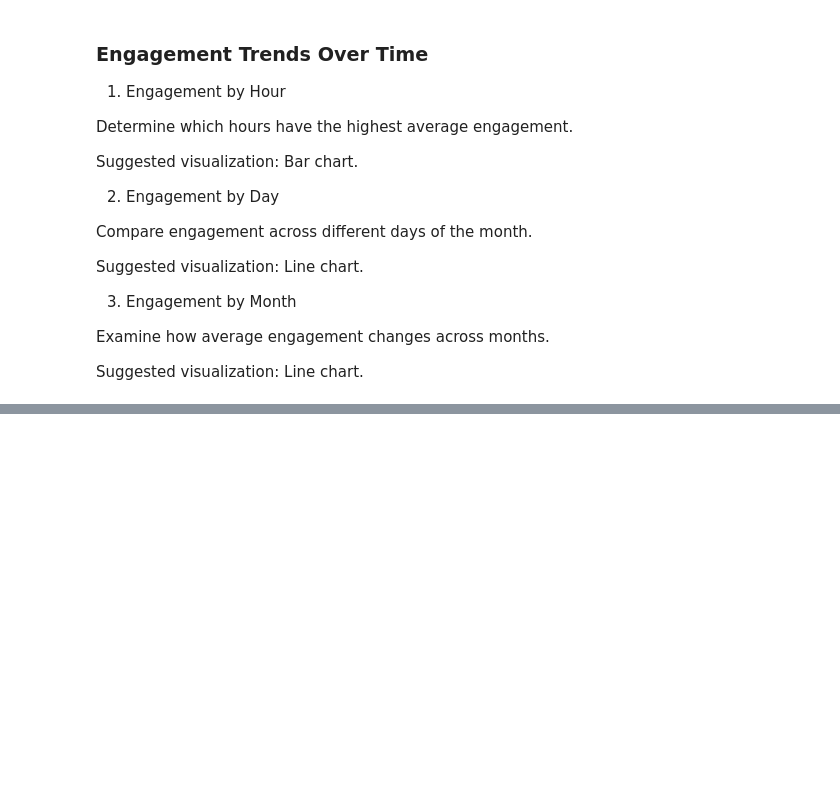
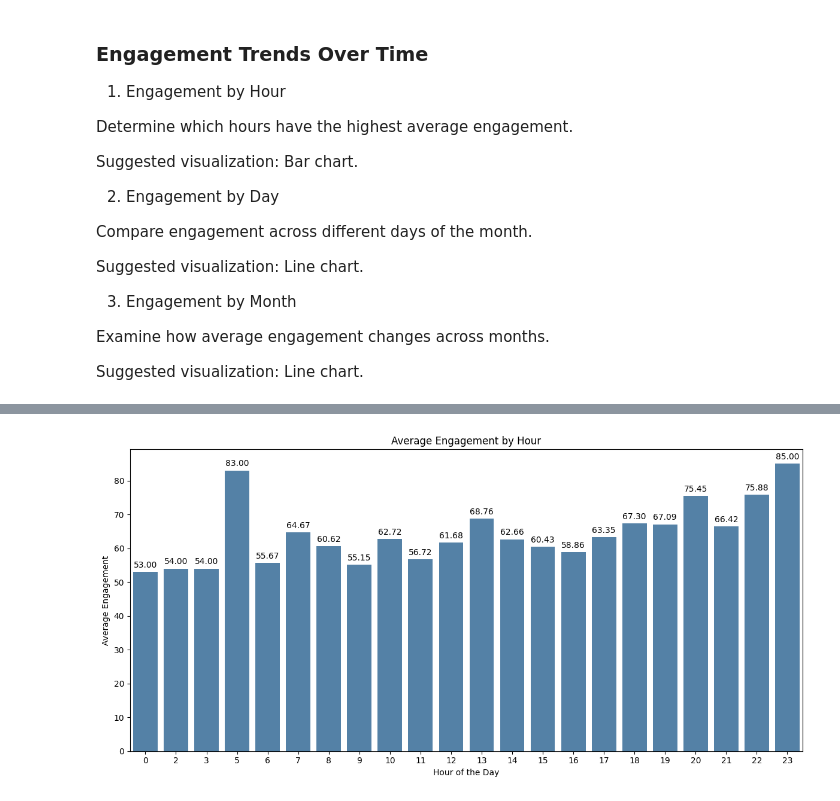
Before and after one commit to euiedavid/social-media-sentiments-analysis, a Jupyter notebook: notebook/social_media_sentiments_eda.ipynb, the cells around one changed output, grey strips where cells are left out. Cells and saved outputs as stored; diff of their text form; code cells hidden in the pictures; blank space fills up the shorter version.

Commit message:
notebook: concluded the engagement trends over time analysis

```diff
--- a/notebook/social_media_sentiments_eda.ipynb
+++ b/notebook/social_media_sentiments_eda.ipynb
@@ -817,0 +847,15 @@ Suggested visualization: Line chart.
+# %%
+# Calculate average engagement per hour
+hourly_engagement = data.groupby('Hour').agg(
+    Post_Count=('Total Engagement', 'count'),
+    Average_Engagement=('Total Engagement', 'mean')
+)
+
+# Sort by hour
+hourly_engagement = hourly_engagement.sort_index()
+
+# Round average engagement to 2 decimal places
+hourly_engagement['Average_Engagement'] = hourly_engagement['Average_Engagement'].round(2)
+
+# sort values
+hourly_engagement.sort_values(by='Average_Engagement', ascending=False)
@@ -817,0 +881,26 @@ Suggested visualization: Line chart.
+# %%
+plt.figure(figsize=(12, 6))
+
+ax = sns.barplot(
+    data=hourly_engagement.reset_index(),
+    x='Hour',
+    y='Average_Engagement',
+    color='steelblue'
+)
+
+# add labels
+for container in ax.containers:
+  ax.bar_label(
+      container,
+      padding=3,
+      fmt='%.2f'
+  )
+
+plt.title('Average Engagement by Hour')
+plt.xlabel('Hour of the Day')
+plt.ylabel('Average Engagement')
+
+plt.tight_layout()
+plt.show()
+# %% [output]
+[figure, added]
```
Also changed, not shown: parts of 14 cells of this notebook.
